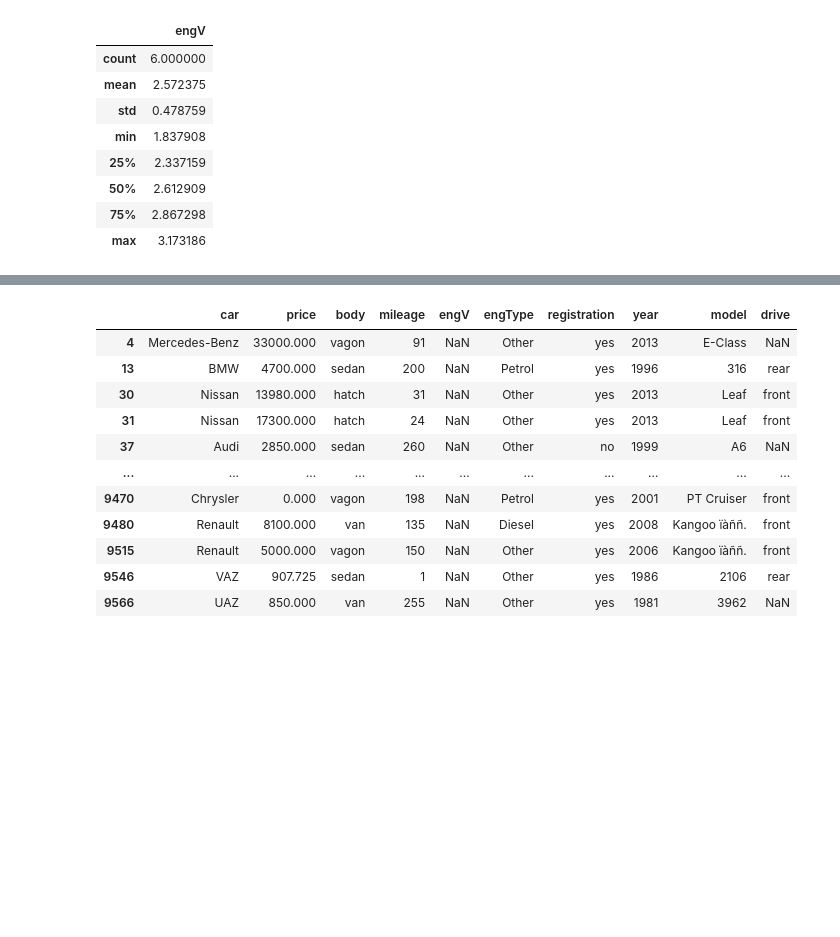
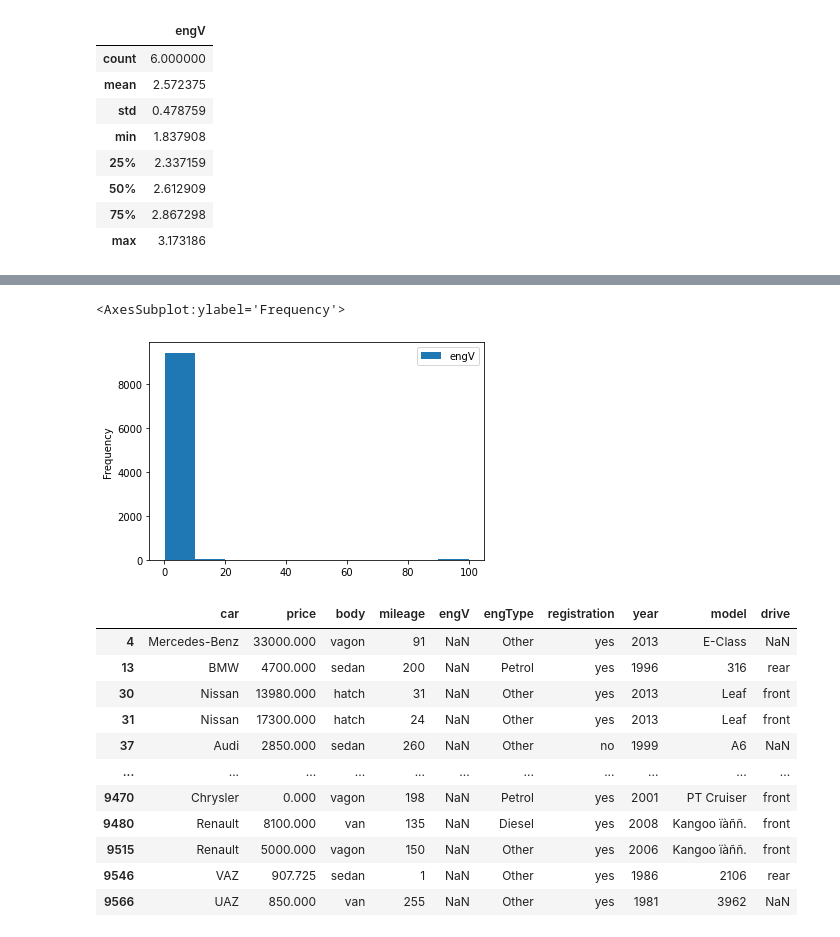
Before and after one commit to yoganandaraol/EDA_CarSales, a Jupyter notebook: EDA_CarSales_Project.ipynb, the cells around one changed output, grey strips where cells are left out. Saved outputs shown, nothing was run; the diff lists cells and outputs as text; code cells hidden in the pictures; blank space fills up the shorter version.

```diff
--- a/EDA_CarSales_Project.ipynb
+++ b/EDA_CarSales_Project.ipynb
@@ -194,3 +222,8 @@ pd.DataFrame(carsales_df.groupby('body')['engV'].mean()).describe()
+# %%
+pd.DataFrame(carsales_df['engV']).plot.hist()
+# %% [output]
+<AxesSubplot:ylabel='Frequency'>
+[figure, added]
 # %%
 engV_null_df = carsales_df[(carsales_df['engV'].isnull() == True)]
 engV_null_df
```
Also changed, not shown: parts of 8 cells of this notebook.
